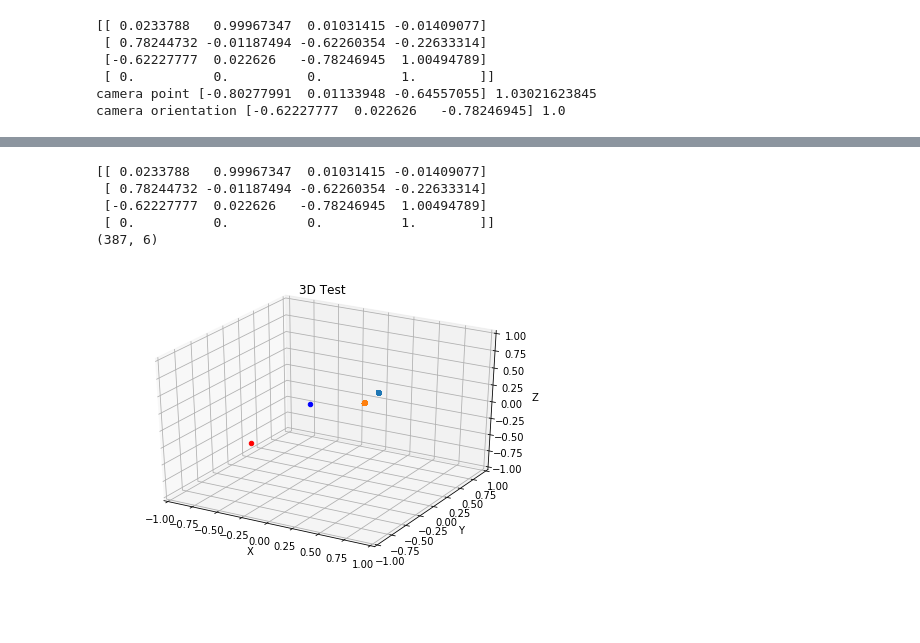
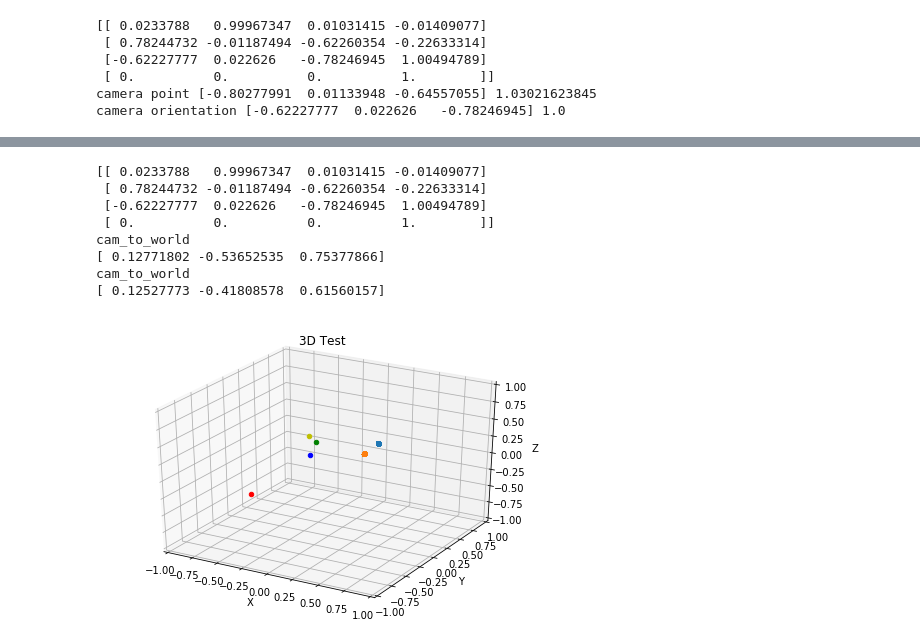
Before and after one commit to rmqlife/camera_transform, a Jupyter notebook: model_view_transform.ipynb, the cells around one changed output, grey strips where cells are left out. Drawn from its saved outputs; the diff is of its cells as text; code cells hidden in the pictures; blank space fills up the shorter version.

```diff
--- a/model_view_transform.ipynb
+++ b/model_view_transform.ipynb
@@ -79,35 +76,56 @@ def get_camera_pose(R,t):
     # orientation of camera
     co = np.dot(R.T,(0,0,1))
     return cp, co
 
+def cam_to_world(R,t,p):
+    print("cam_to_world")
+    MV = np.hstack((R,t))
+    MV = np.vstack((MV,(0,0,0,1)))
+    p = np.hstack((p,1))
+    p = np.dot(MV,p)
+    p = p[:3]/p[3]
+    print(p)
+    return p
+
+def get_hand_pose(R,t):
+    hand_left=[-0.08309672027826309, 0.13976304233074188, 0.39112165570259094]
+    hand_right=[0.09550348855555058, 0.1327906884253025, 0.42547494173049927]
+    hand_left = cam_to_world(R,t,hand_left)
+    hand_right = cam_to_world(R,t,hand_right)
+    return hand_left,hand_right
+
 R = [ 2.3378803662741476e-02, 9.9967347165206788e-01,
 1.0314146324401974e-02, 7.8244732224413349e-01,
 -1.1874935764705663e-02, -6.2260354465226841e-01,
 -6.2227776712034633e-01, 2.2626002202914774e-02,
 -7.8246945280440794e-01 ]
 t = [ -1.4090767998063891e-02, -2.2633313622261866e-01,
 1.0049478890295083e+00 ]
 import numpy as np
 R = np.array(R).reshape((3,3))
 t = np.array(t).reshape((3,1))
 cp, co = get_camera_pose(R,t)
-
+hand_left, hand_right = get_hand_pose(R,t)
 fig, ax = canvas()
 import numpy as np
 robot_pos = np.load('robot_arms.npy')
-print(robot_pos.shape)
 
 #ax.scatter(j1z,j1x,j1y)
 # draw_vector(ax,joints_react[0,:],joints_react[-2,:])
 draw_point(ax, cp, c='r')
-draw_point(ax, cp-2*co, c='b')
+draw_point(ax, cp-co, c='b')
+draw_point(ax, hand_left, c='y')
+draw_point(ax, hand_right, c='g')
 draw_points(ax, robot_pos[:,:3])
 draw_points(ax, robot_pos[:,-3:])
 plt.show()
 # %% [output]
 [[ 0.0233788   0.99967347  0.01031415 -0.01409077]
  [ 0.78244732 -0.01187494 -0.62260354 -0.22633314]
  [-0.62227777  0.022626   -0.78246945  1.00494789]
  [ 0.          0.          0.          1.        ]]
-(387, 6)
+cam_to_world
+[ 0.12771802 -0.53652535  0.75377866]
+cam_to_world
+[ 0.12527773 -0.41808578  0.61560157]
-[figure, old version]
+[figure, new version]
```
Also changed, not shown: parts of 1 cell of this notebook, 4 other files.
